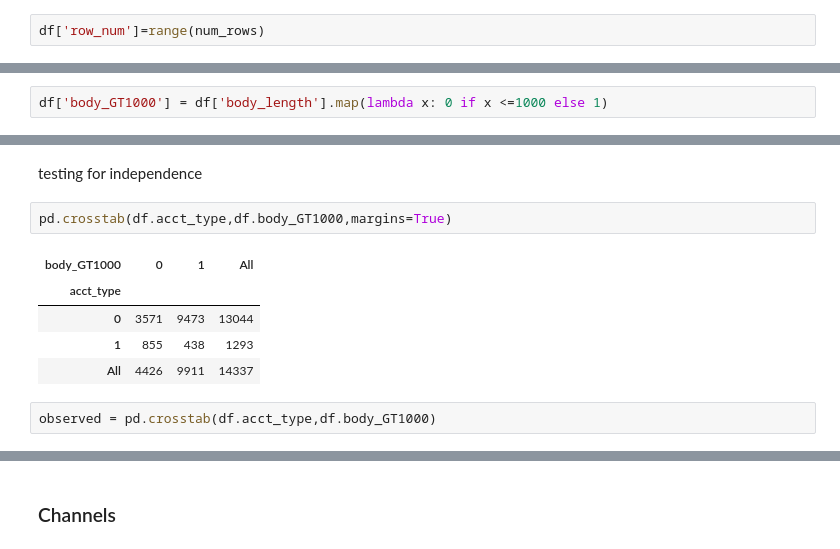
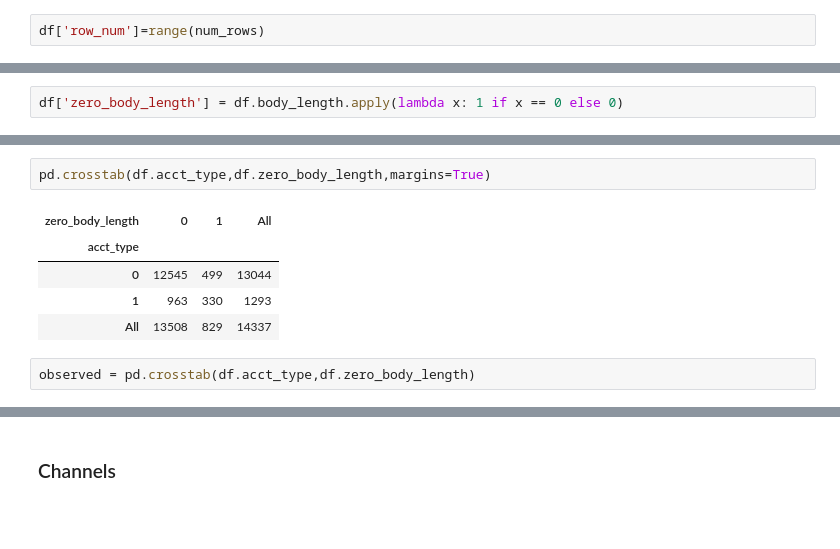
Before and after one commit to BryceLuna/Fraud_Detection, a Jupyter notebook: EDA.ipynb, the cells around one changed output, grey strips where cells are left out. Saved outputs shown, nothing was run; the diff lists cells and outputs as text; blank space fills up the shorter version.

```diff
--- a/EDA.ipynb
+++ b/EDA.ipynb
@@ -100,2 +151,2 @@ df.plot(kind='scatter',x='row_num',y='body_length',c=colors,figsize=(12,8),s=10,
 # %%
-df['body_GT1000'] = df['body_length'].map(lambda x: 0 if x <=1000 else 1)
+df['zero_body_length'] = df.body_length.apply(lambda x: 1 if x == 0 else 0)
@@ -119,15 +153,13 @@ Name: body_length, dtype: int64
-# %% [markdown]
-testing for independence
 # %%
-pd.crosstab(df.acct_type,df.body_GT1000,margins=True)
+pd.crosstab(df.acct_type,df.zero_body_length,margins=True)
 # %% [output]
-| body_GT1000 | 0 | 1 | All |
+| zero_body_length | 0 | 1 | All |
 | acct_type |  |  |  |
-| 0 | 3571 | 9473 | 13044 |
-| 1 | 855 | 438 | 1293 |
-| All | 4426 | 9911 | 14337 |
+| 0 | 12545 | 499 | 13044 |
+| 1 | 963 | 330 | 1293 |
+| All | 13508 | 829 | 14337 |
 # %%
-observed = pd.crosstab(df.acct_type,df.body_GT1000)
+observed = pd.crosstab(df.acct_type,df.zero_body_length)
 # %%
 observed
 # %% [output]
```
Also changed, not shown: parts of 230 cells of this notebook.
